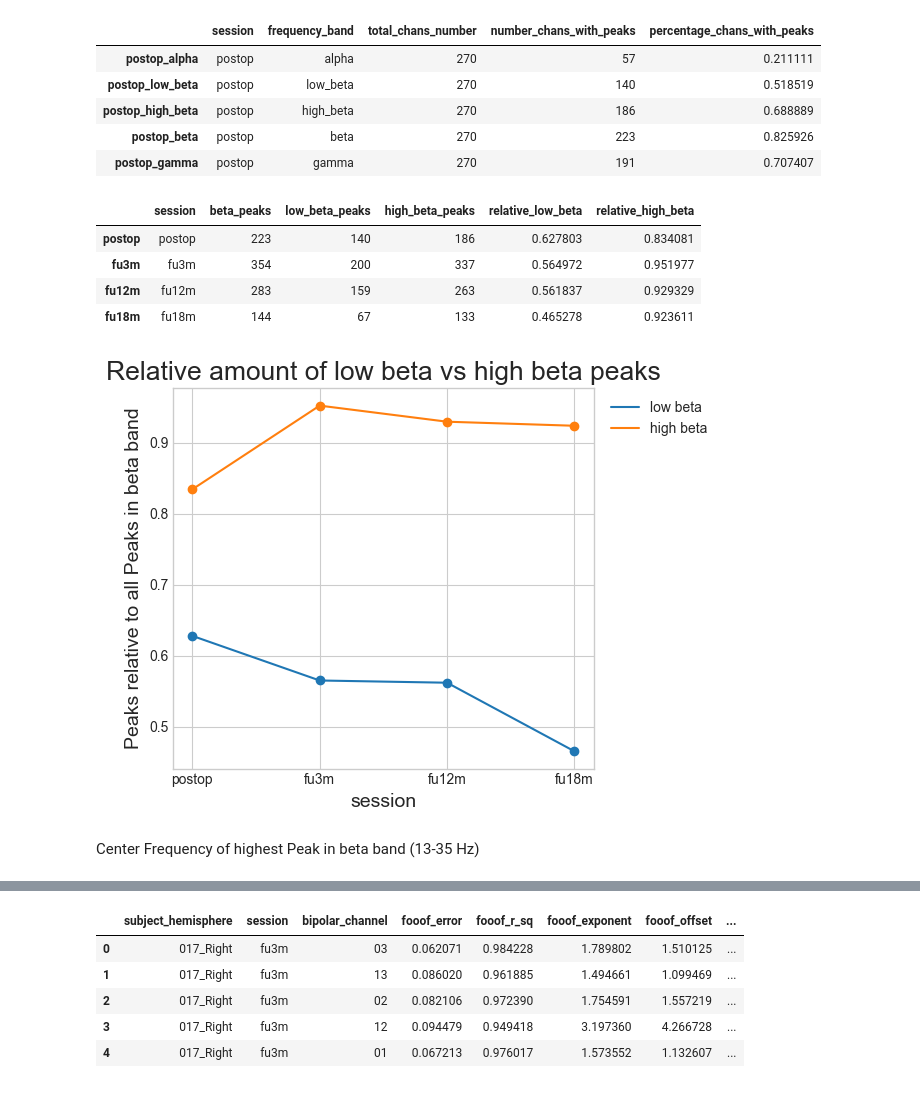
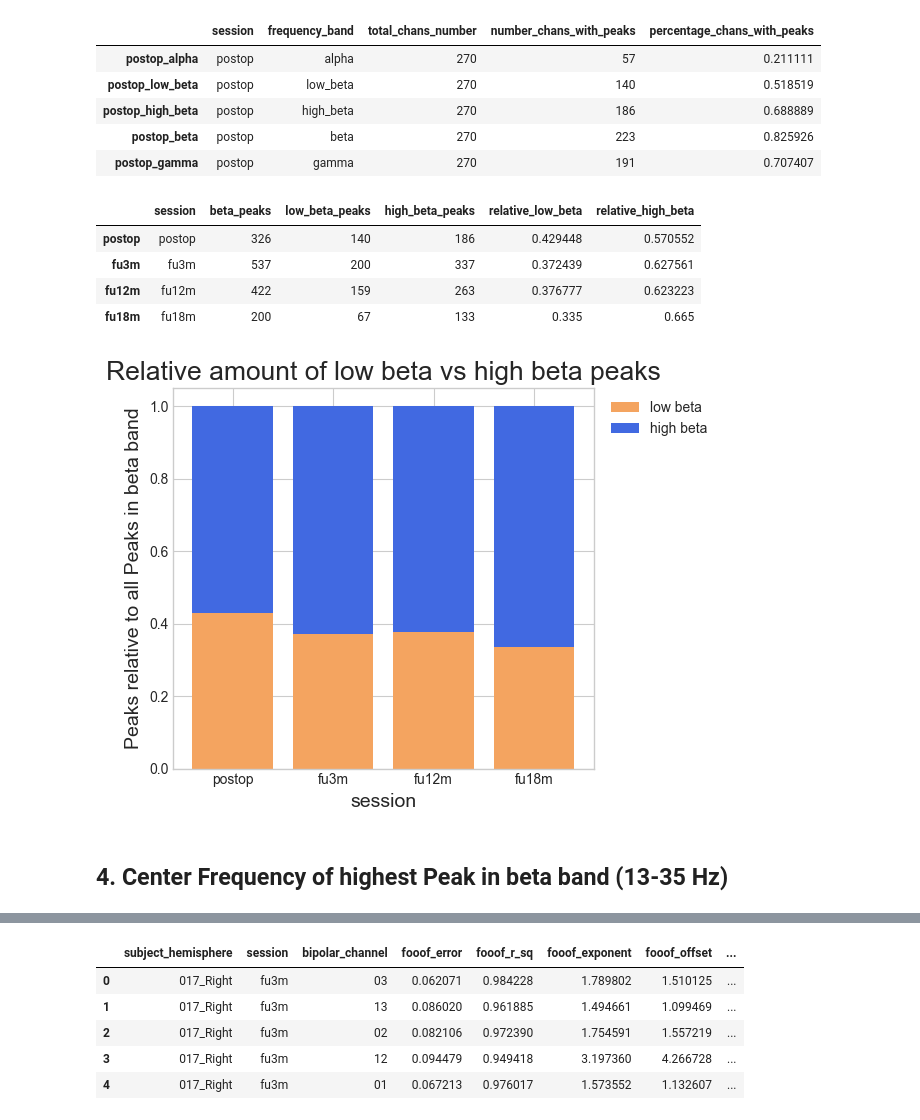
Before and after one commit to JKBehnke/BetaSenSightLongterm, a Jupyter notebook: notebooks/fooof_playground.ipynb, the cells around one changed output, grey strips where cells are left out. Cells and saved outputs as stored; diff of their text form; code cells hidden in the pictures.

```diff
--- a/notebooks/fooof_playground.ipynb
+++ b/notebooks/fooof_playground.ipynb
@@ -701,9 +709,9 @@ for ses in sessions:
 
     session_df = peaks_per_session.loc[peaks_per_session.session==ses]
 
-    beta_peaks = session_df.loc[session_df.frequency_band=="beta"]
-    beta_peaks = beta_peaks.number_chans_with_peaks.values
-    beta_peaks = beta_peaks[0]
+    # beta_peaks = session_df.loc[session_df.frequency_band=="beta"]
+    # beta_peaks = beta_peaks.number_chans_with_peaks.values
+    # beta_peaks = beta_peaks[0]
 
     low_beta_peaks = session_df.loc[session_df.frequency_band=="low_beta"]
     low_beta_peaks = low_beta_peaks.number_chans_with_peaks.values
@@ -712,6 +720,8 @@ for ses in sessions:
     high_beta_peaks = session_df.loc[session_df.frequency_band=="high_beta"]
     high_beta_peaks = high_beta_peaks.number_chans_with_peaks.values
     high_beta_peaks = high_beta_peaks[0]
+
+    beta_peaks = low_beta_peaks + high_beta_peaks
 
     relative_low_beta = low_beta_peaks / beta_peaks
     relative_high_beta = high_beta_peaks / beta_peaks
@@ -734,31 +744,34 @@ session_low_vs_high_peak_df = session_low_vs_high_peak_df.transpose()
 session_low_vs_high_peak_df
 # %% [output]
 |  | session | beta_peaks | low_beta_peaks | high_beta_peaks | relative_low_beta | relative_high_beta |
-| postop | postop | 223 | 140 | 186 | 0.627803 | 0.834081 |
-| fu3m | fu3m | 354 | 200 | 337 | 0.564972 | 0.951977 |
-| fu12m | fu12m | 283 | 159 | 263 | 0.561837 | 0.929329 |
-| fu18m | fu18m | 144 | 67 | 133 | 0.465278 | 0.923611 |
+| postop | postop | 326 | 140 | 186 | 0.429448 | 0.570552 |
+| fu3m | fu3m | 537 | 200 | 337 | 0.372439 | 0.627561 |
+| fu12m | fu12m | 422 | 159 | 263 | 0.376777 | 0.623223 |
+| fu18m | fu18m | 200 | 67 | 133 | 0.335 | 0.665 |
 # %%
 fig = plt.figure()
 
 font = {"size": 14}
 
-plt.plot(session_low_vs_high_peak_df.session, session_low_vs_high_peak_df.relative_low_beta, label="low beta")
-plt.plot(session_low_vs_high_peak_df.session, session_low_vs_high_peak_df.relative_high_beta, label="high beta")
+plt.bar(session_low_vs_high_peak_df.session, session_low_vs_high_peak_df.relative_low_beta, label="low beta", color="sandybrown")
+plt.bar(session_low_vs_high_peak_df.session, session_low_vs_high_peak_df.relative_high_beta, label="high beta", bottom=session_low_vs_high_peak_df.relative_low_beta, color="royalblue")
 
-plt.scatter(session_low_vs_high_peak_df.session, session_low_vs_high_peak_df.relative_low_beta,)
-plt.scatter(session_low_vs_high_peak_df.session, session_low_vs_high_peak_df.relative_high_beta)
+# plt.plt(session_low_vs_high_peak_df.session, session_low_vs_high_peak_df.relative_low_beta, label="low beta")
+# plt.plt(session_low_vs_high_peak_df.session, session_low_vs_high_peak_df.relative_high_beta, label="high beta")
+
+# plt.scatter(session_low_vs_high_peak_df.session, session_low_vs_high_peak_df.relative_low_beta,)
+# plt.scatter(session_low_vs_high_peak_df.session, session_low_vs_high_peak_df.relative_high_beta)
 
 plt.title("Relative amount of low beta vs high beta peaks", fontdict={"size": 19})
 
 plt.legend(loc="upper right", bbox_to_anchor=(1.3, 1.0))
 plt.xlabel("session", fontdict=font)
 plt.ylabel("Peaks relative to all Peaks in beta band", fontdict=font)
 fig.tight_layout()
 # %% [output]
-[figure, old version]
+[figure, new version]
 # %% [markdown]
-Center Frequency of highest Peak in beta band (13-35 Hz)
+## 4. Center Frequency of highest Peak in beta band (13-35 Hz)
 # %%
 center_freq_beta = fooof_fit.fooof_highest_beta_peak_cf()
 # %% [output]
```
Also changed, not shown: parts of 5 cells of this notebook, 4 other files.
